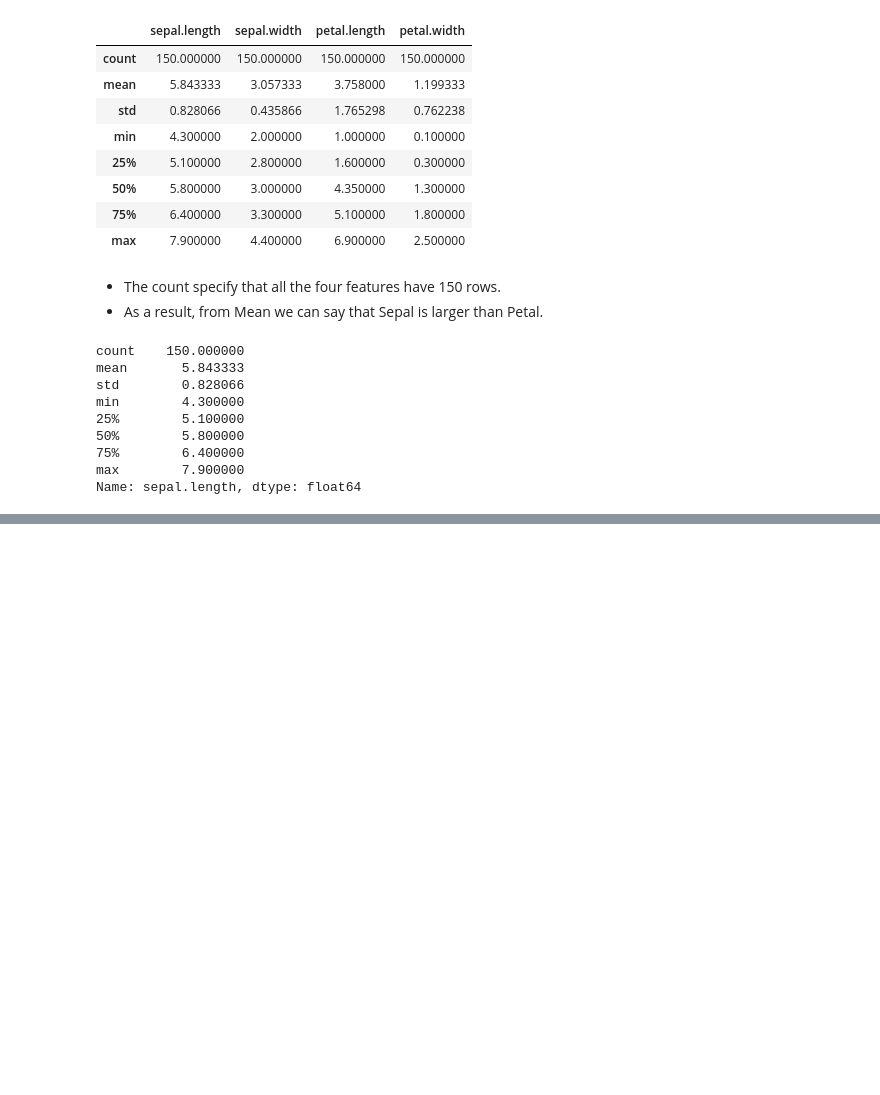
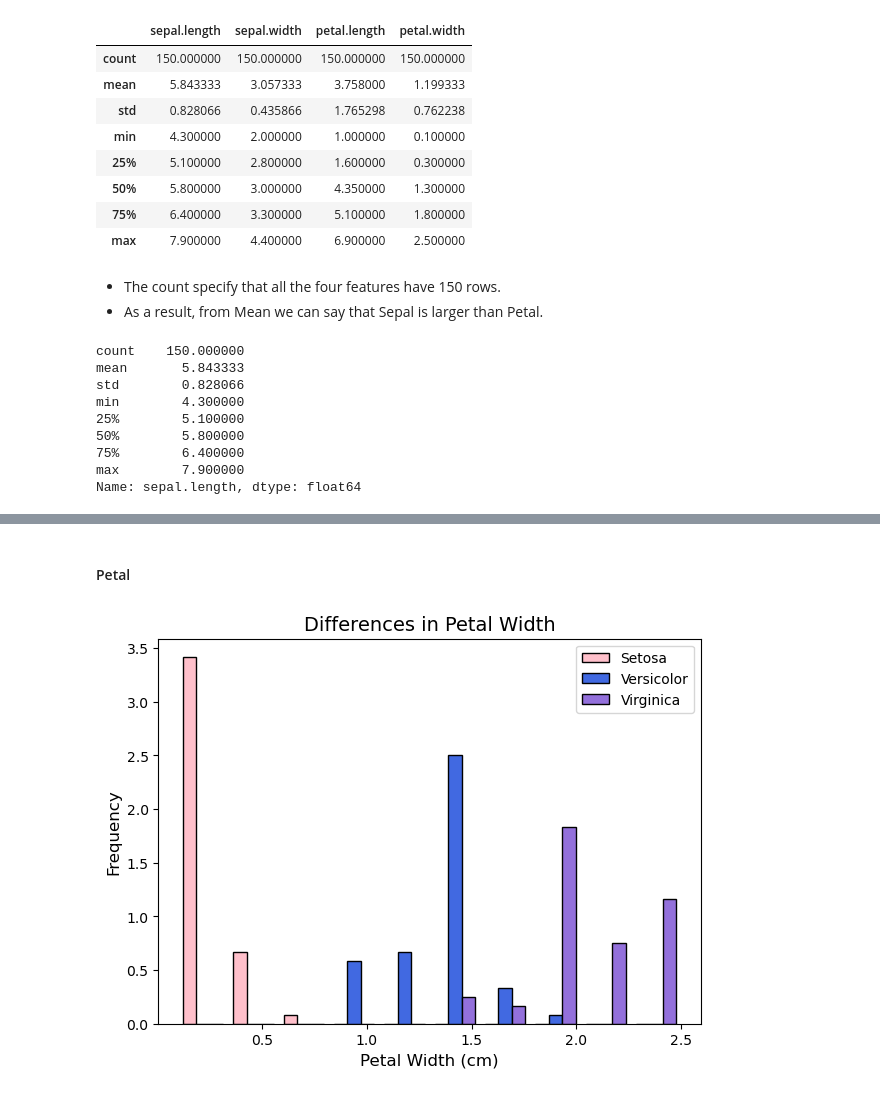
Before and after one commit to jesabelle94/pands-project, a Jupyter notebook: analysis_comments.ipynb, the cells around one changed output, grey strips where cells are left out. Cells and saved outputs as stored; diff of their text form; code cells hidden in the pictures; blank space fills up the shorter version.

```diff
--- a/analysis_comments.ipynb
+++ b/analysis_comments.ipynb
@@ -89,0 +139,24 @@ Name: sepal.length, dtype: float64
+# %% [markdown]
+#### Petal
+# %%
+import pandas as pd
+import matplotlib.pyplot as plt
+
+# Load the Iris dataset
+iris = pd.read_csv('iris.csv')
+
+# Select and filter the DataFrame to extract the petal width measurements for each species (Setosa, Versicolor, and Virginica).
+setosa = iris[iris['variety'] == 'Setosa']['petal.width']
+versicolor = iris[iris['variety'] == 'Versicolor']['petal.width']
+virginica = iris[iris['variety'] == 'Virginica']['petal.width']
+
+# Create a histogram for the petal width data of the three species.
+plt.figure(figsize=(7,5))
+plt.hist([setosa, versicolor, virginica], bins=10, label=['Setosa', 'Versicolor', 'Virginica'], color=['pink','royalblue', 'mediumpurple'], edgecolor='black', density=True)
+plt.legend()
+plt.title('Differences in Petal Width', fontsize=14)
+plt.xlabel('Petal Width (cm)', fontsize=12)
+plt.ylabel('Frequency', fontsize=12)
+plt.show()
+# %% [output]
+[figure, added]
```
Also changed, not shown: parts of 6 cells of this notebook, 6 other files.
